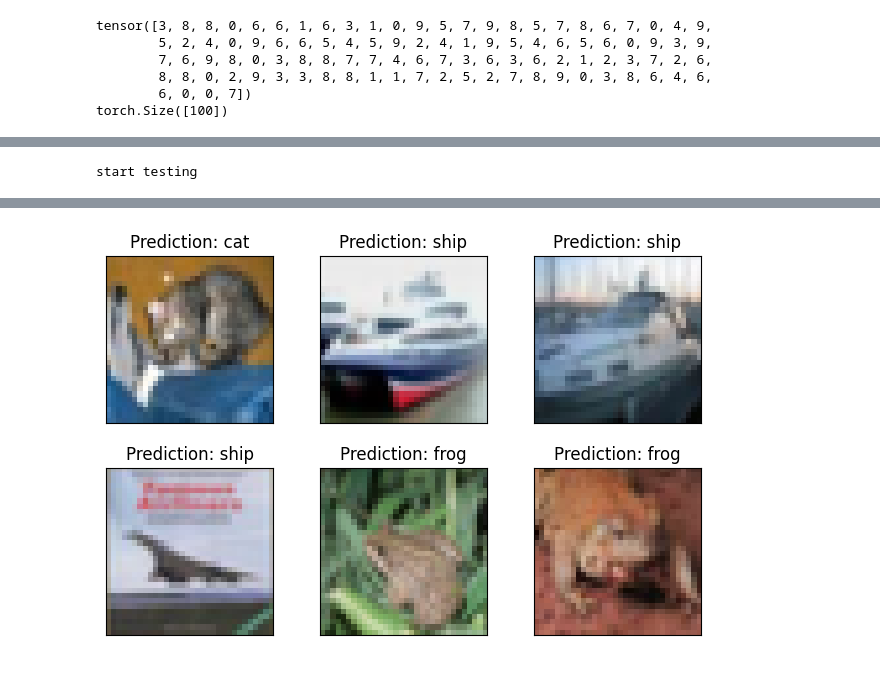
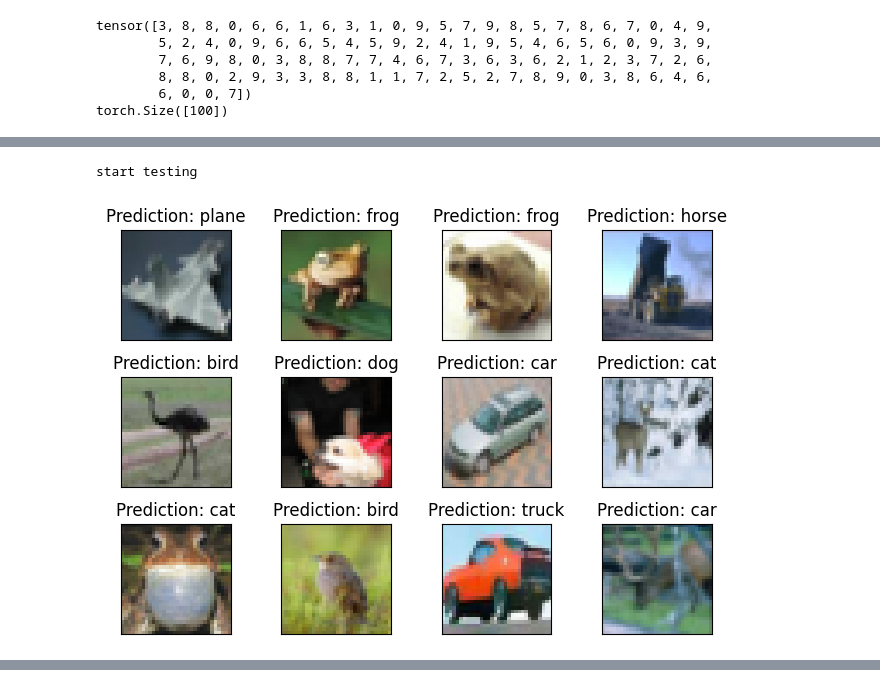
Before and after one commit to acosding/FinalHomework, a Jupyter notebook: Homework2_add_one_layer.ipynb, the cells around one changed output, grey strips where cells are left out. Drawn from its saved outputs; the diff is of its cells as text; code cells hidden in the pictures.

Commit message:
add figure plot

```diff
--- a/Homework2_add_one_layer.ipynb
+++ b/Homework2_add_one_layer.ipynb
@@ -18,7 +18,7 @@ test_batch_size = 100
 # 学习率
 learning_rate = 0.01
 # 迭代次数
-num_epoches = 10
+num_epoches = 100
 
 #动量
 momentum = 0
@@ -38,12 +38,12 @@ transform = transforms.Compose([
     #将图像数据归一化到[-1,1]
     #transforms.Normalize(mean=(0.485, 0.456, 0.406), std=(0.229, 0.224, 0.225)),
     transforms.Normalize((0.485, 0.456, 0.406), (0.229, 0.224, 0.225)),
-    #随机水平翻转
-    transforms.RandomHorizontalFlip(),
-    #随机遮挡
-    transforms.RandomErasing(scale=(0.04,0.2), ratio=(0.5,2)),
-    #随机裁剪
-    transforms.RandomCrop(32, padding=4)
+    # #随机水平翻转
+    # transforms.RandomHorizontalFlip(),
+    # #随机遮挡
+    # transforms.RandomErasing(scale=(0.04,0.2), ratio=(0.5,2)),
+    # #随机裁剪
+    # transforms.RandomCrop(32, padding=4)
 ])
 
 transform_test = transforms.Compose([
@@ -55,7 +55,7 @@ mnist_train= torchvision.datasets.CIFAR10(root='./data', train=True, transform=t
 mnist_test= torchvision.datasets.CIFAR10(root='./data', train=False, transform=transform_test,download=True)
 mnist_show= torchvision.datasets.CIFAR10(root='./data', train=False, transform=transforms.ToTensor(),download=False)
 #得到一个生成器
-train_loader = DataLoader(mnist_train, batch_size=train_batch_size)
+train_loader = DataLoader(mnist_train, batch_size=train_batch_size, shuffle=True)
 test_loader = DataLoader(mnist_test, batch_size=test_batch_size)
 show_loader = DataLoader(mnist_show, batch_size=test_batch_size)
 # %% [output]
@@ -228,40 +231,41 @@ model_test = torch.load('./model/model_addol.ckpt')
 #设置模型为评估模式
 model_test.eval()
 #设置测试集
-mytest = torchvision.datasets.CIFAR10(root='./data', train=False, transform=transforms.ToTensor(),download=True)
-mytest_loader = torch.utils.data.DataLoader(mytest, batch_size=50)
+mytest = torchvision.datasets.CIFAR10(root='./data', train=False, transform=transforms.ToTensor())
+mytest_loader = torch.utils.data.DataLoader(mytest, batch_size=test_batch_size, shuffle=True)
 #归一化
 test_transform = transforms.Compose([
     transforms.Normalize(mean=(0.485, 0.456, 0.406), std=(0.229, 0.224, 0.225)),
     # transforms.ToPILImage()
 ])
 eval_loss = 0
 eval_acc = 0
 fig = plt.figure()
 #batch 循环
 for i,(img,label) in enumerate(mytest_loader):
     img,label = img.to(device),label.to(device)
     test_img = img
     img = test_transform(img)
     out = model_test(img)
     loss = criterion(out,label)
     #记录误差
     eval_loss += loss.data.item()*label.size(0)
     #计算准确率
     _,pred = torch.max(out,1)
     num_correct = (pred == label).sum().item()
     eval_acc += num_correct
 
     #绘制图片（归一化后）
     if i == 0:
-        for j in range(6):
-            plt.subplot(2,3,j+1)
+        for j in range(12):
+            plt.subplot(3,4,j+1)
             plt.tight_layout()
             plt.imshow(test_img[j].permute(1,2,0), interpolation='none')
             plt.title('Prediction: {}'.format(classes[pred[j].item()]))
             plt.xticks([])
             plt.yticks([])
 plt.show()
-print('Test Loss: {:.6f}, Test Acc: {:.6f}'.format(eval_loss/len(test_loader), eval_acc/len(test_loader)))
+print('Test Loss: {:.6f}, Test Acc: {:.6f}'.format(eval_loss/len(mytest_loader), eval_acc/len(mytest_loader)))
 # %% [output]
 start testing
+[figure, new version]
@@ -269 +272,0 @@ Files already downloaded and verified
-[figure, old version]
```
Also changed, not shown: parts of 2 cells of this notebook, 5 other files.
